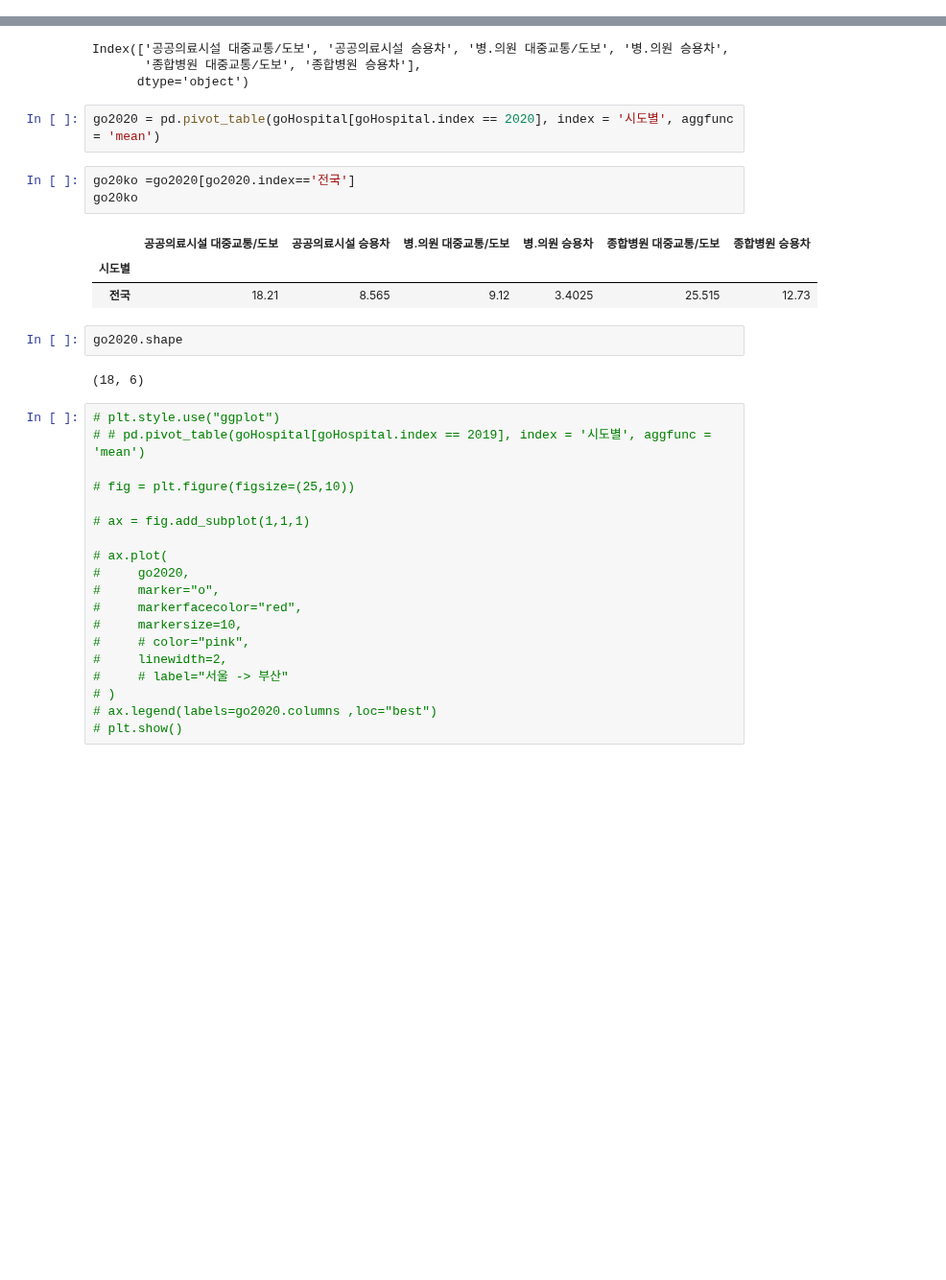
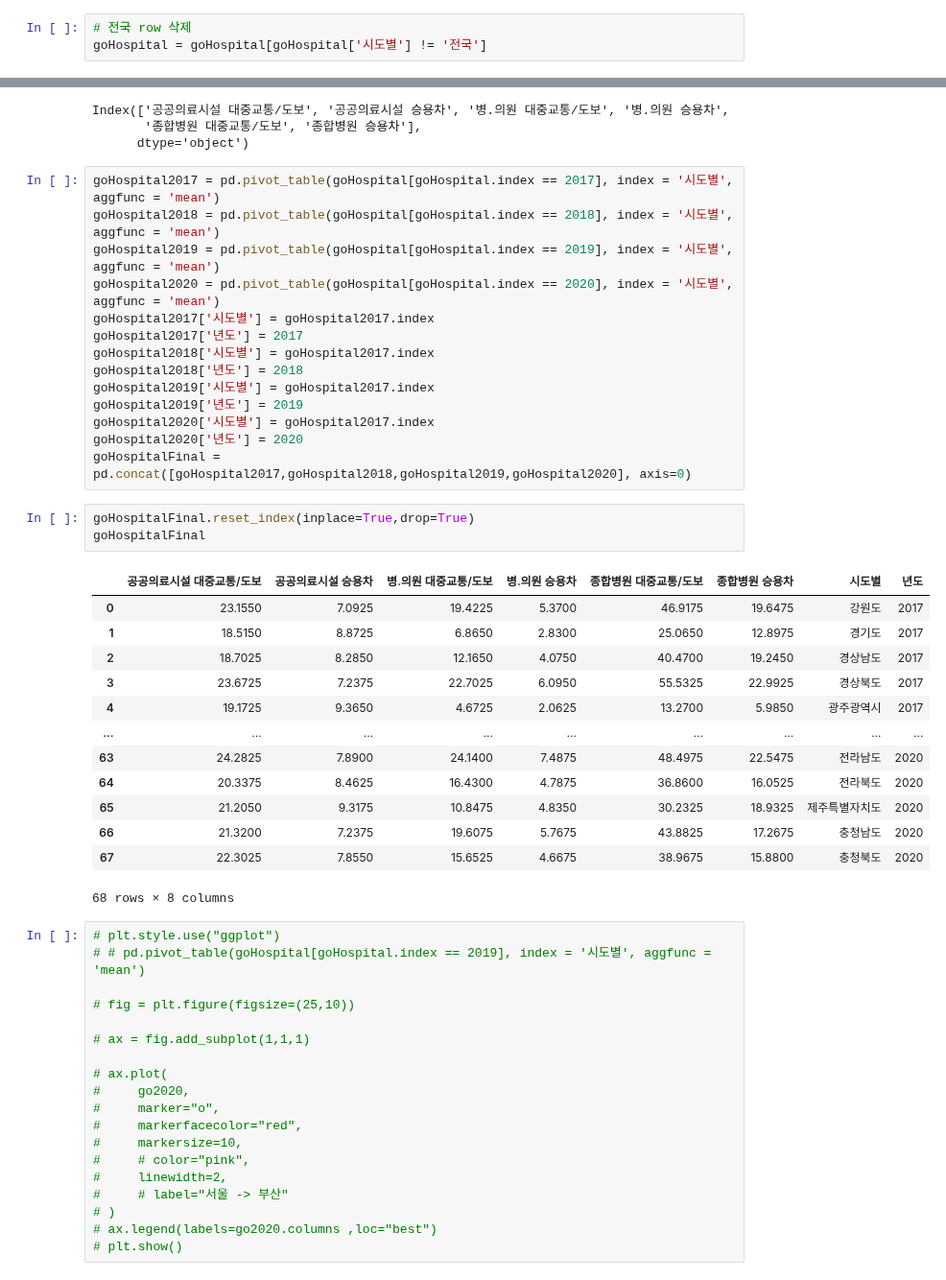
Before and after one commit to vxornjs11/Pytone_Flutter, a Jupyter notebook: Note/public health/의료시설 유형별 평균접근시간.ipynb, the cells around one changed output, grey strips where cells are left out. Shown at 96% size. Drawn from its saved outputs; the diff is of its cells as text; blank space fills up the shorter version.

```diff
--- a/Note/public health/의료시설 유형별 평균접근시간.ipynb
+++ b/Note/public health/의료시설 유형별 평균접근시간.ipynb
@@ -159,22 +162,43 @@ Int64Index([2017, 2018, 2019, 2020], dtype='int64', name='시점')
+# %%
+# 전국 row 삭제
+goHospital = goHospital[goHospital['시도별'] != '전국']
 # %%
 pd.pivot_table(goHospital[goHospital.index == 2020], index = '시도별', aggfunc = 'mean').columns
 # %% [output]
 Index(['공공의료시설 대중교통/도보', '공공의료시설 승용차', '병.의원 대중교통/도보', '병.의원 승용차',
        '종합병원 대중교통/도보', '종합병원 승용차'],
       dtype='object')
-# %%
-go2020 = pd.pivot_table(goHospital[goHospital.index == 2020], index = '시도별', aggfunc = 'mean')
-# %%
-go20ko =go2020[go2020.index=='전국']
-go20ko
-# %% [output]
-|  | 공공의료시설 대중교통/도보 | 공공의료시설 승용차 | 병.의원 대중교통/도보 | 병.의원 승용차 | 종합병원 대중교통/도보 | 종합병원 승용차 |
-| 시도별 |  |  |  |  |  |  |
-| 전국 | 18.21 | 8.565 | 9.12 | 3.4025 | 25.515 | 12.73 |
-# %%
-go2020.shape
-# %% [output]
-(18, 6)
+# %%
+goHospital2017 = pd.pivot_table(goHospital[goHospital.index == 2017], index = '시도별', aggfunc = 'mean')
+goHospital2018 = pd.pivot_table(goHospital[goHospital.index == 2018], index = '시도별', aggfunc = 'mean')
+goHospital2019 = pd.pivot_table(goHospital[goHospital.index == 2019], index = '시도별', aggfunc = 'mean')
+goHospital2020 = pd.pivot_table(goHospital[goHospital.index == 2020], index = '시도별', aggfunc = 'mean')
+goHospital2017['시도별'] = goHospital2017.index
+goHospital2017['년도'] = 2017
+goHospital2018['시도별'] = goHospital2017.index
+goHospital2018['년도'] = 2018
+goHospital2019['시도별'] = goHospital2017.index
+goHospital2019['년도'] = 2019
+goHospital2020['시도별'] = goHospital2017.index
+goHospital2020['년도'] = 2020
+goHospitalFinal = pd.concat([goHospital2017,goHospital2018,goHospital2019,goHospital2020], axis=0)
+# %%
+goHospitalFinal.reset_index(inplace=True,drop=True)
+goHospitalFinal
+# %% [output]
+|  | 공공의료시설 대중교통/도보 | 공공의료시설 승용차 | 병.의원 대중교통/도보 | 병.의원 승용차 | 종합병원 대중교통/도보 | 종합병원 승용차 | 시도별 | 년도 |
+| 0 | 23.1550 | 7.0925 | 19.4225 | 5.3700 | 46.9175 | 19.6475 | 강원도 | 2017 |
+| 1 | 18.5150 | 8.8725 | 6.8650 | 2.8300 | 25.0650 | 12.8975 | 경기도 | 2017 |
+| 2 | 18.7025 | 8.2850 | 12.1650 | 4.0750 | 40.4700 | 19.2450 | 경상남도 | 2017 |
+| 3 | 23.6725 | 7.2375 | 22.7025 | 6.0950 | 55.5325 | 22.9925 | 경상북도 | 2017 |
+| 4 | 19.1725 | 9.3650 | 4.6725 | 2.0625 | 13.2700 | 5.9850 | 광주광역시 | 2017 |
+| ... | ... | ... | ... | ... | ... | ... | ... | ... |
+| 63 | 24.2825 | 7.8900 | 24.1400 | 7.4875 | 48.4975 | 22.5475 | 전라남도 | 2020 |
+| 64 | 20.3375 | 8.4625 | 16.4300 | 4.7875 | 36.8600 | 16.0525 | 전라북도 | 2020 |
+| 65 | 21.2050 | 9.3175 | 10.8475 | 4.8350 | 30.2325 | 18.9325 | 제주특별자치도 | 2020 |
+| 66 | 21.3200 | 7.2375 | 19.6075 | 5.7675 | 43.8825 | 17.2675 | 충청남도 | 2020 |
+| 67 | 22.3025 | 7.8550 | 15.6525 | 4.6675 | 38.9675 | 15.8800 | 충청북도 | 2020 |
+68 rows × 8 columns
 # %%
 # plt.style.use("ggplot")
 # # pd.pivot_table(goHospital[goHospital.index == 2019], index = '시도별', aggfunc = 'mean')
```
Also changed, not shown: parts of 6 cells of this notebook, 7 other files.
